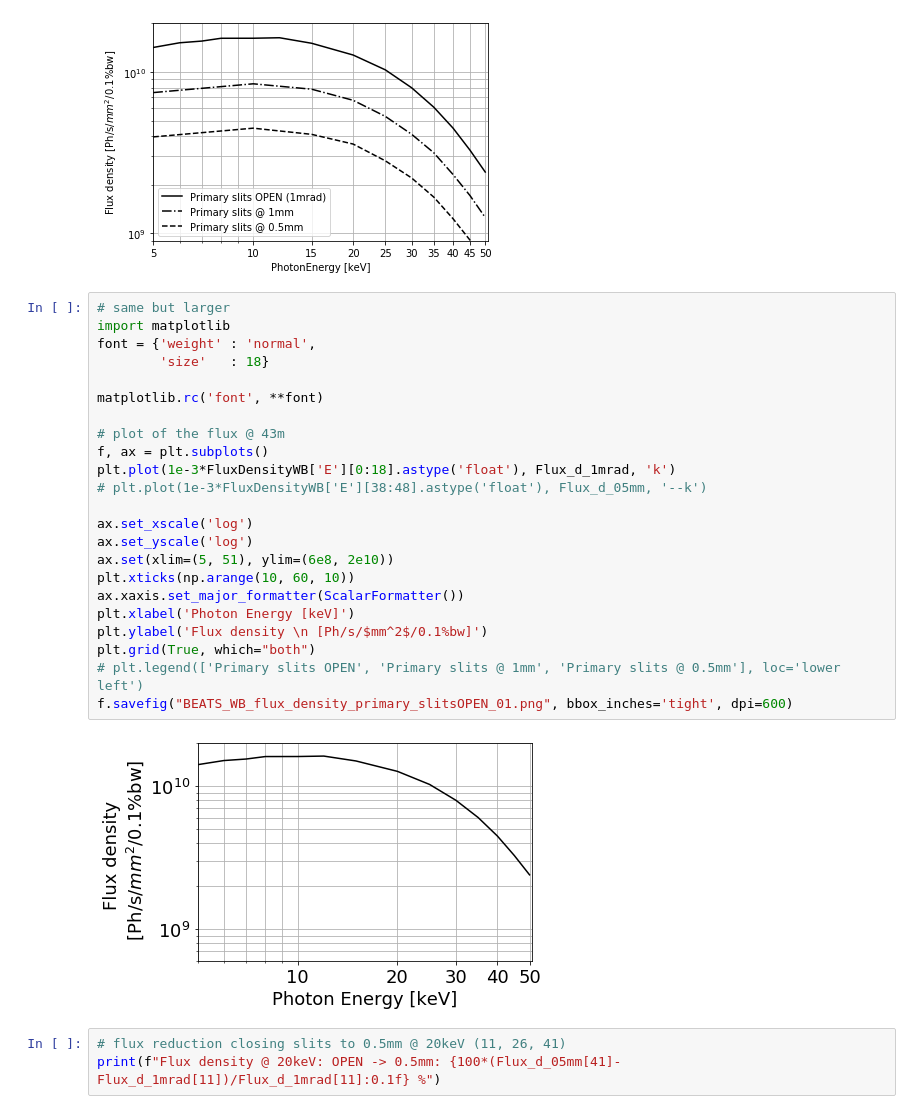
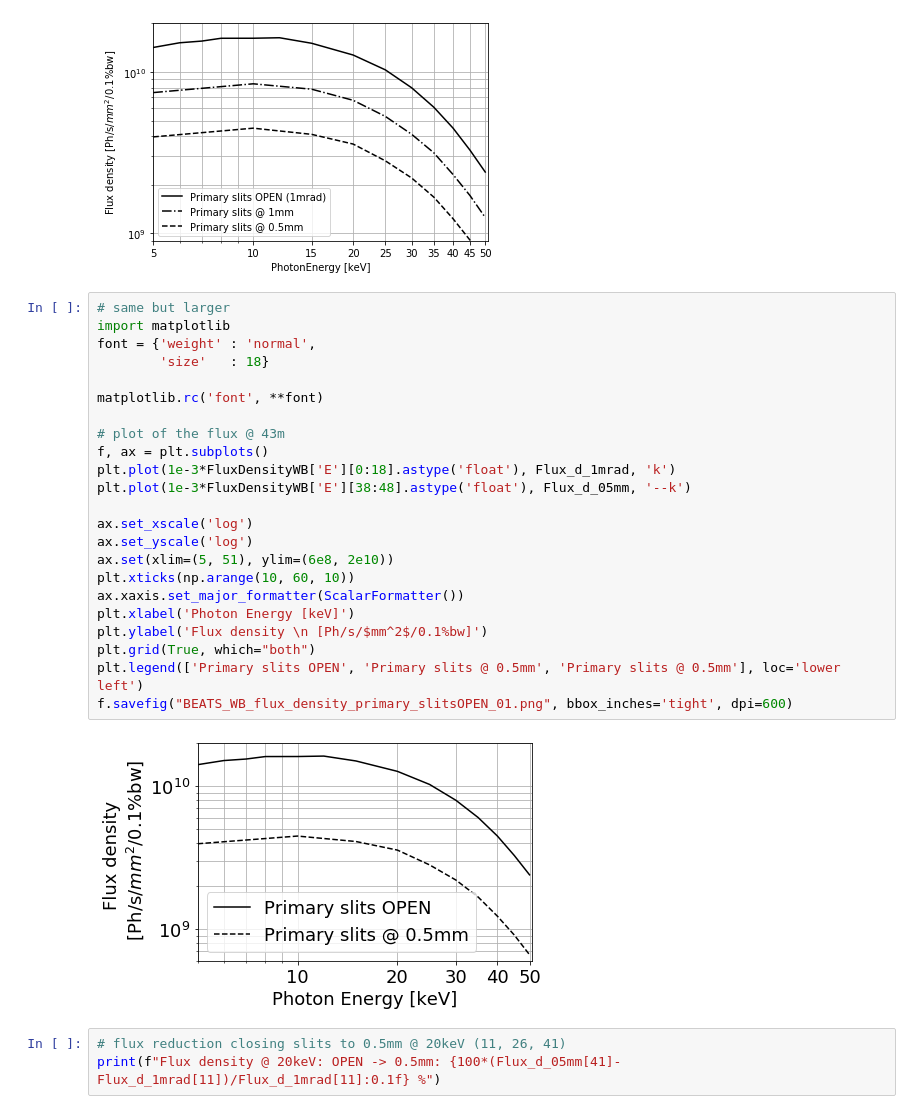
Before and after one commit to gianthk/BEATS_raytracing, a Jupyter notebook: BEATS_TDR-Chapter_07f_Optics_Raytracing-Flux_density.ipynb, the cells around one changed output. Drawn from its saved outputs; the diff is of its cells as text.

Commit message:
added scripts for DMM plots

```diff
--- a/BEATS_TDR-Chapter_07f_Optics_Raytracing-Flux_density.ipynb
+++ b/BEATS_TDR-Chapter_07f_Optics_Raytracing-Flux_density.ipynb
@@ -72,28 +72,28 @@ plt.legend(['Primary slits OPEN (1mrad)', 'Primary slits @ 1mm', 'Primary slits
 # %%
 # same but larger
 import matplotlib
 font = {'weight' : 'normal',
         'size'   : 18}
 
 matplotlib.rc('font', **font)
 
 # plot of the flux @ 43m
 f, ax = plt.subplots()
 plt.plot(1e-3*FluxDensityWB['E'][0:18].astype('float'), Flux_d_1mrad, 'k')
-# plt.plot(1e-3*FluxDensityWB['E'][38:48].astype('float'), Flux_d_05mm, '--k')
+plt.plot(1e-3*FluxDensityWB['E'][38:48].astype('float'), Flux_d_05mm, '--k')
 
 ax.set_xscale('log')
 ax.set_yscale('log')
 ax.set(xlim=(5, 51), ylim=(6e8, 2e10))
 plt.xticks(np.arange(10, 60, 10))
 ax.xaxis.set_major_formatter(ScalarFormatter())
 plt.xlabel('Photon Energy [keV]')
 plt.ylabel('Flux density \n [Ph/s/$mm^2$/0.1%bw]')
 plt.grid(True, which="both")
-# plt.legend(['Primary slits OPEN', 'Primary slits @ 1mm', 'Primary slits @ 0.5mm'], loc='lower left')
+plt.legend(['Primary slits OPEN', 'Primary slits @ 0.5mm', 'Primary slits @ 0.5mm'], loc='lower left')
 f.savefig("BEATS_WB_flux_density_primary_slitsOPEN_01.png", bbox_inches='tight', dpi=600)
 # %% [output]
-[figure, old version]
+[figure, new version]
 # %%
 # flux reduction closing slits to 0.5mm @ 20keV (11, 26, 41)
 print(f"Flux density @ 20keV: OPEN -> 0.5mm: {100*(Flux_d_05mm[41]-Flux_d_1mrad[11])/Flux_d_1mrad[11]:0.1f} %")
```
Also changed, not shown: 4 other files.
